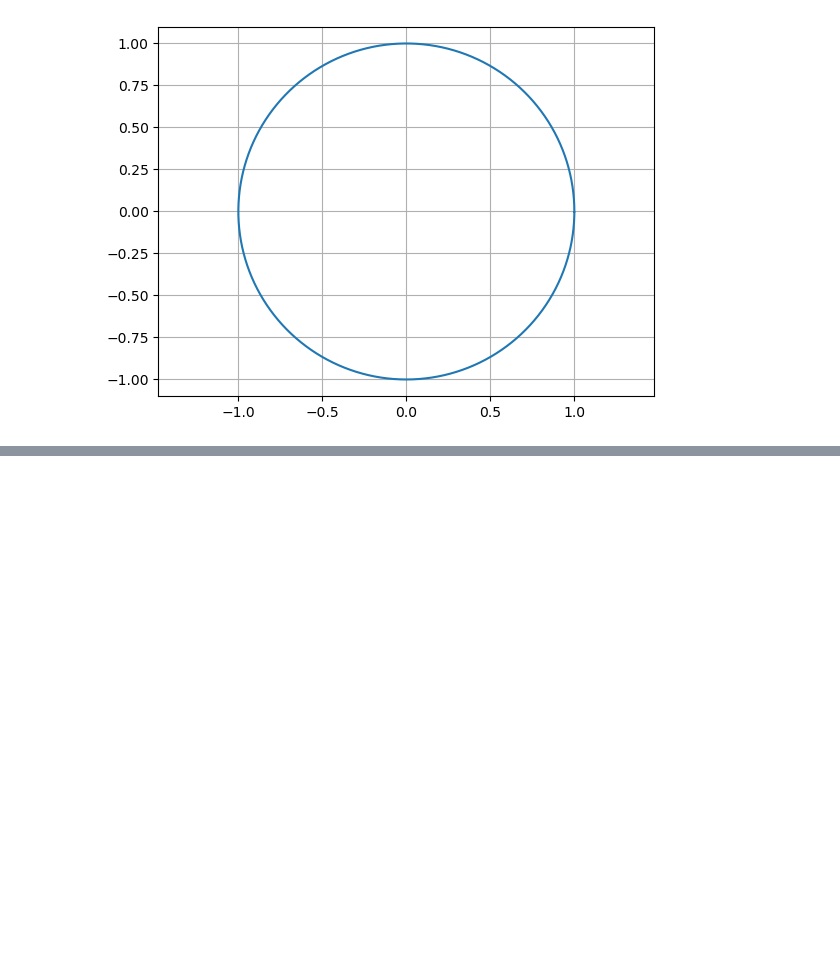
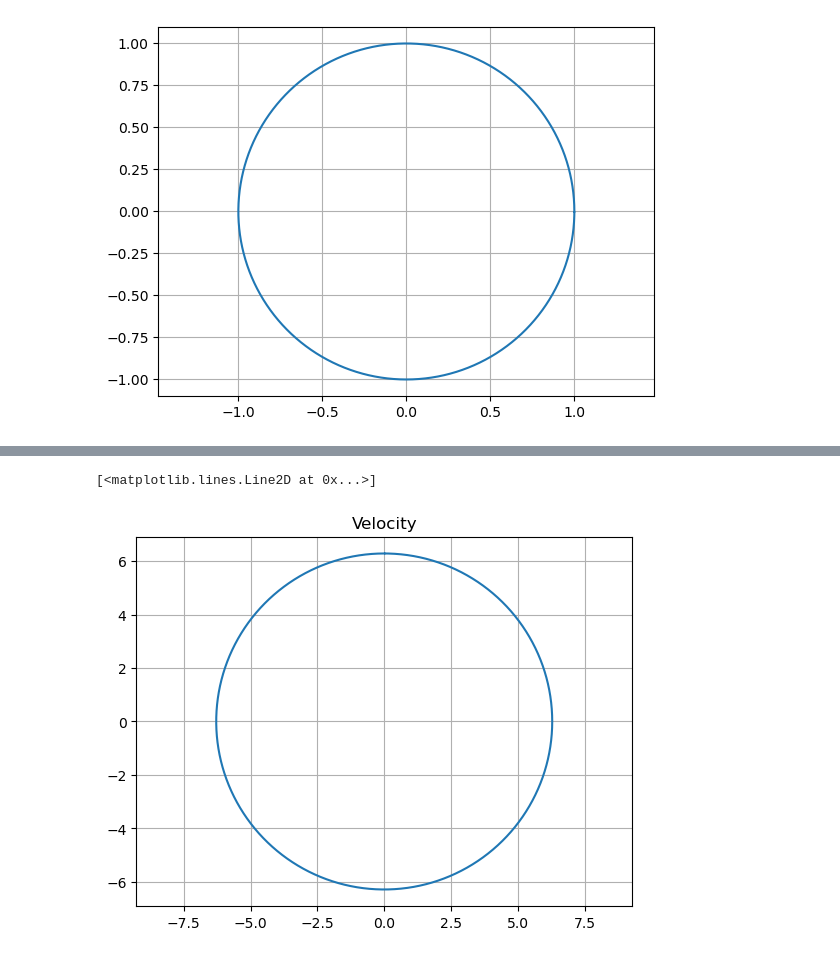
Before and after one commit to paulf98/cmath, a Jupyter notebook: summary.ipynb, the cells around one changed output, grey strips where cells are left out. Cells and saved outputs as stored; diff of their text form; code cells hidden in the pictures; blank space fills up the shorter version.

Commit message:
feat(summary): continue with summary for parameter curves

```diff
--- a/summary.ipynb
+++ b/summary.ipynb
@@ -51,0 +68,13 @@ plt.plot(x, y)
+# %%
+# velocity
+t = np.arange(0, 1, 0.001)
+x = -2 * np.pi * np.sin( 2 * np.pi * t )
+y = 2 * np.pi * np.cos( 2 * np.pi * t )
+
+plt.axis('equal')
+plt.grid()
+plt.title('Velocity')
+plt.plot(x, y)
+# %% [output]
+[<matplotlib.lines.Line2D at 0x...>]
+[figure, added]
```
Also changed, not shown: parts of 12 cells of this notebook.
